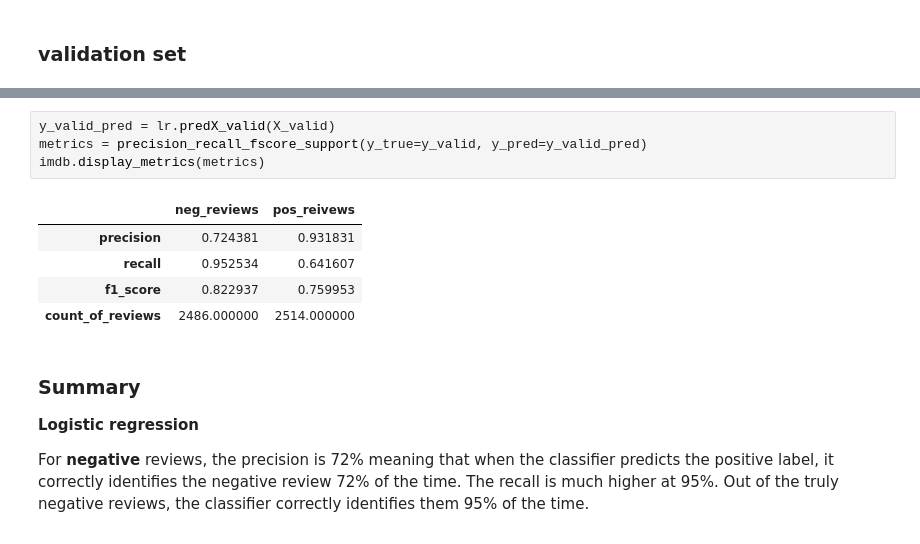
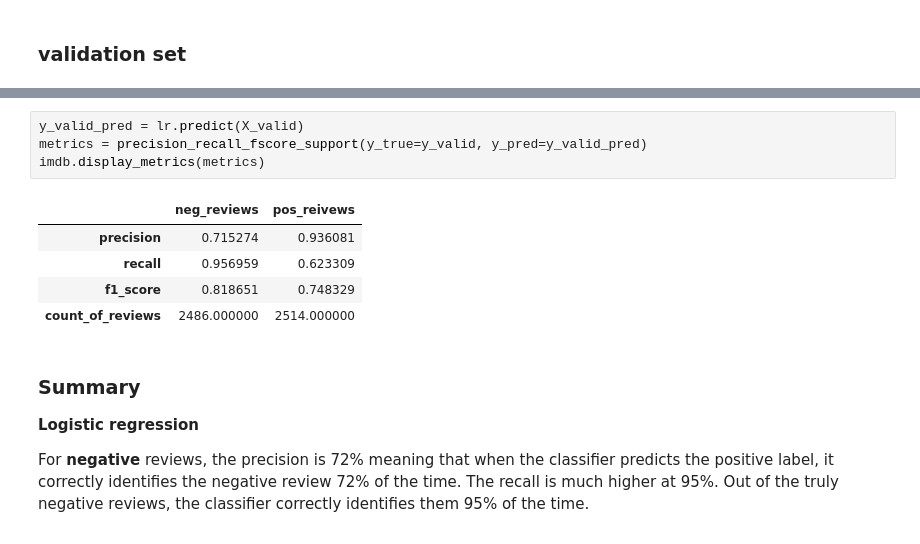
Before and after one commit to aromatic-toast/IMDB_Sentiment_Analysis, a Jupyter notebook: modelling.ipynb, the cells around one changed output, grey strips where cells are left out. Saved outputs shown, nothing was run; the diff lists cells and outputs as text.

```diff
--- a/modelling.ipynb
+++ b/modelling.ipynb
@@ -109,12 +109,12 @@ plot_confusion_matrix(estimator=lr, X=X_valid, y_true=y_valid)
 # %%
-y_valid_pred = lr.predX_valid(X_valid)
+y_valid_pred = lr.predict(X_valid)
 metrics = precision_recall_fscore_support(y_true=y_valid, y_pred=y_valid_pred)
 imdb.display_metrics(metrics)
 # %% [output]
 |  | neg_reviews | pos_reivews |
-| precision | 0.724381 | 0.931831 |
-| recall | 0.952534 | 0.641607 |
-| f1_score | 0.822937 | 0.759953 |
+| precision | 0.715274 | 0.936081 |
+| recall | 0.956959 | 0.623309 |
+| f1_score | 0.818651 | 0.748329 |
 | count_of_reviews | 2486.000000 | 2514.000000 |
 # %% [markdown]
 ### Summary
```
Also changed, not shown: parts of 18 cells of this notebook.
